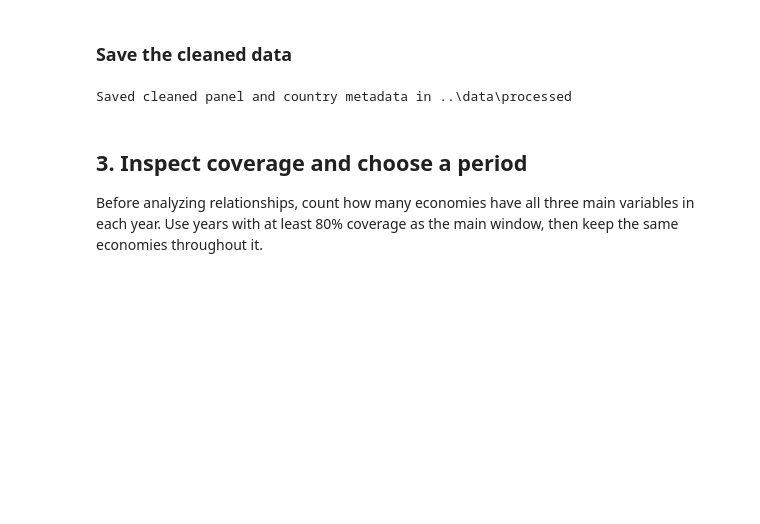
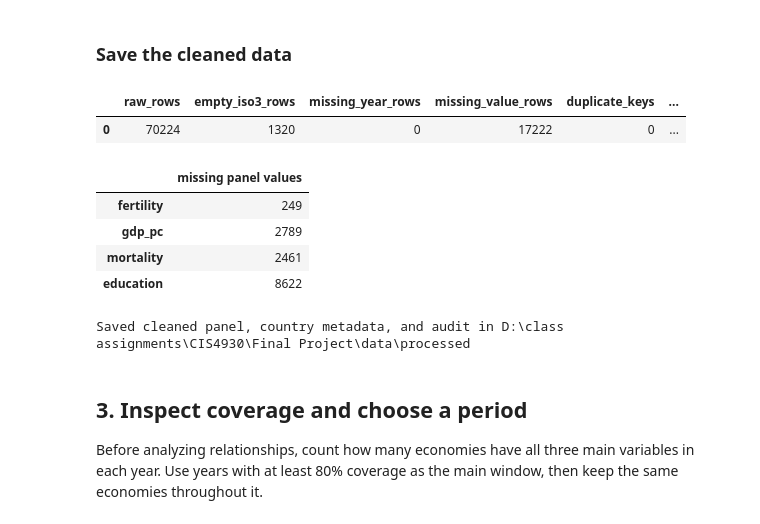
Before and after one commit to LinhNguyen2901/beyond-birth-rate, a Jupyter notebook: notebooks/fertility_development_poc.ipynb, the cells around one changed output. Saved outputs shown, nothing was run; the diff lists cells and outputs as text; code cells hidden in the pictures; blank space fills up the shorter version.

```diff
--- a/notebooks/fertility_development_poc.ipynb
+++ b/notebooks/fertility_development_poc.ipynb
@@ -250,11 +279,39 @@ panel["core_complete"] = (
 # %% [markdown]
 ### Save the cleaned data
 # %%
-panel.to_csv(OUT_DIR/'country_year_panel.csv', index=False)
-country_data.to_csv(OUT_DIR/'country_metadata.csv', index=False)
-print('Saved cleaned panel and country metadata in', OUT_DIR)
+panel.to_csv(OUT_DIR / 'country_year_panel.csv', index=False)
+country_data.to_csv(OUT_DIR / 'country_metadata.csv', index=False)
+audit = {
+    'raw_rows': len(raw),
+    'empty_iso3_rows': int(raw.iso3.eq('').sum()),
+    'missing_year_rows': int(raw.year.isna().sum()),
+    'missing_value_rows': int(raw.value.isna().sum()),
+    'duplicate_keys': int(duplicates.sum()),
+    'unmatched_country_codes': unmatched,
+    'aggregate_rows': len(raw_countries) - len(country_rows),
+    'country_rows': len(country_rows),
+    'economies': int((~country_data.is_aggregate).sum()),
+    'panel_rows': len(panel),
+    'missing_panel_values': {name: int(panel[name].isna().sum()) for name in
+                             ['fertility', 'gdp_pc', 'mortality', 'education']},
+    'nonpositive_gdp': int(panel.gdp_pc.le(0).sum()),
+    'education_above_100': int(panel.education.gt(100).sum()),
+    'handling': 'No imputation or automatic outlier deletion; gross enrollment may exceed 100%.',
+    'raw_csv_sha256': hashlib.sha256((RAW_DIR / 'wdi_observations.csv').read_bytes()).hexdigest(),
+}
+(OUT_DIR / 'cleaning_audit.json').write_text(json.dumps(audit, indent=2), encoding='utf-8')
+display(pd.DataFrame([audit]).drop(columns=['missing_panel_values', 'handling', 'raw_csv_sha256']))
+display(pd.DataFrame({'missing panel values': audit['missing_panel_values']}))
+print('Saved cleaned panel, country metadata, and audit in', OUT_DIR)
 # %% [output]
+|  | raw_rows | empty_iso3_rows | missing_year_rows | missing_value_rows | duplicate_keys | ... |
+| 0 | 70224 | 1320 | 0 | 17222 | 0 | ... |
+|  | missing panel values |
+| fertility | 249 |
+| gdp_pc | 2789 |
+| mortality | 2461 |
+| education | 8622 |
-Saved cleaned panel and country metadata in ..\data\processed
+Saved cleaned panel, country metadata, and audit in D:\class assignments\CIS4930\Final Project\data\processed
 # %% [markdown]
 ## 3. Inspect coverage and choose a period
 
```
Also changed, not shown: parts of 20 cells of this notebook, 1 other file.
